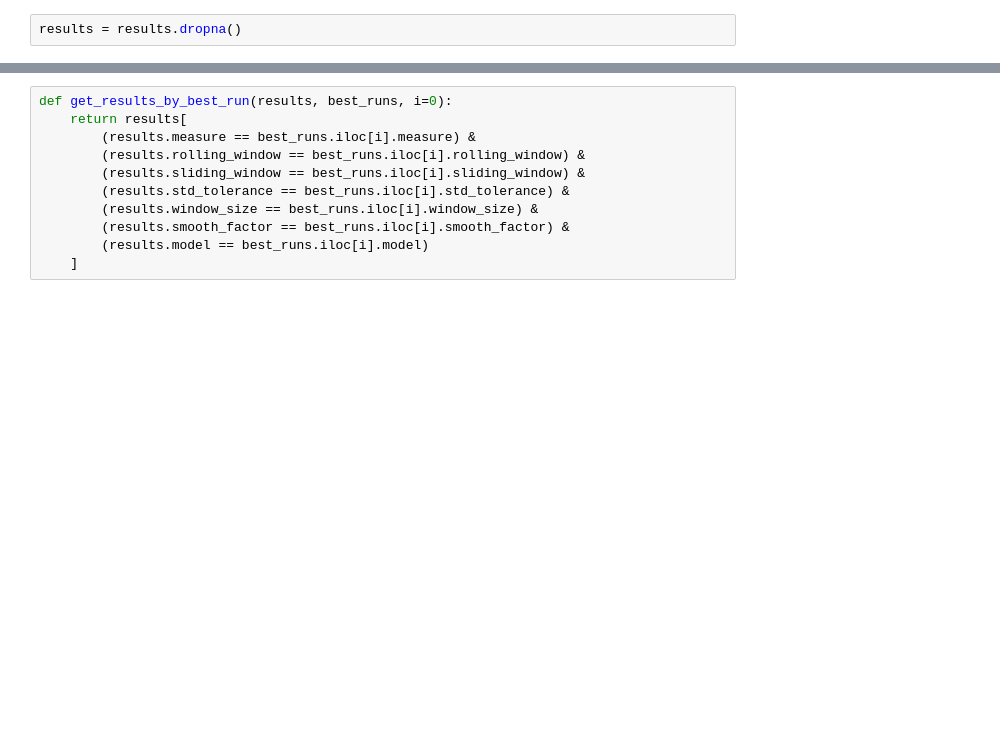
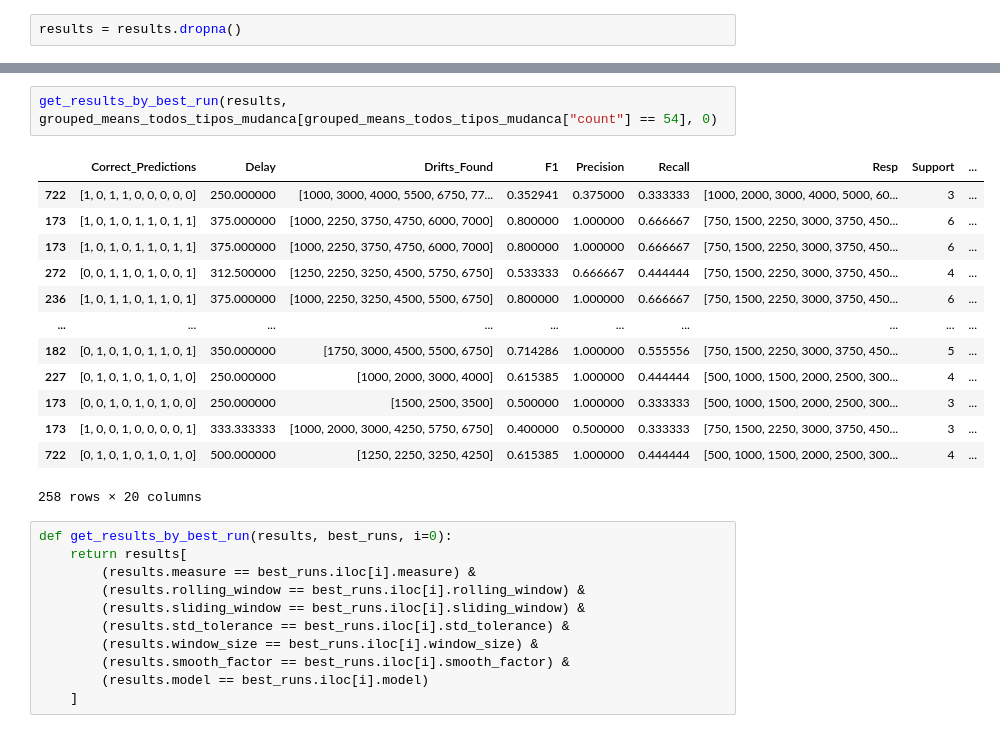
Before and after one commit to rafaelgasp/experimentos_mestrado, a Jupyter notebook: Analise_Resultados.ipynb, the cells around one changed output, grey strips where cells are left out. Cells and saved outputs as stored; diff of their text form; blank space fills up the shorter version.

```diff
--- a/Analise_Resultados.ipynb
+++ b/Analise_Resultados.ipynb
@@ -184,3 +207,19 @@ best_runs
+# %%
+get_results_by_best_run(results, grouped_means_todos_tipos_mudanca[grouped_means_todos_tipos_mudanca["count"] == 54], 0)
+# %% [output]
+|  | Correct_Predictions | Delay | Drifts_Found | F1 | Precision | Recall | Resp | Support | ... |
+| 722 | [1, 0, 1, 1, 0, 0, 0, 0, 0] | 250.000000 | [1000, 3000, 4000, 5500, 6750, 77... | 0.352941 | 0.375000 | 0.333333 | [1000, 2000, 3000, 4000, 5000, 60... | 3 | ... |
+| 173 | [1, 0, 1, 0, 1, 1, 0, 1, 1] | 375.000000 | [1000, 2250, 3750, 4750, 6000, 7000] | 0.800000 | 1.000000 | 0.666667 | [750, 1500, 2250, 3000, 3750, 450... | 6 | ... |
+| 173 | [1, 0, 1, 0, 1, 1, 0, 1, 1] | 375.000000 | [1000, 2250, 3750, 4750, 6000, 7000] | 0.800000 | 1.000000 | 0.666667 | [750, 1500, 2250, 3000, 3750, 450... | 6 | ... |
+| 272 | [0, 0, 1, 1, 0, 1, 0, 0, 1] | 312.500000 | [1250, 2250, 3250, 4500, 5750, 6750] | 0.533333 | 0.666667 | 0.444444 | [750, 1500, 2250, 3000, 3750, 450... | 4 | ... |
+| 236 | [1, 0, 1, 1, 0, 1, 1, 0, 1] | 375.000000 | [1000, 2250, 3250, 4500, 5500, 6750] | 0.800000 | 1.000000 | 0.666667 | [750, 1500, 2250, 3000, 3750, 450... | 6 | ... |
+| ... | ... | ... | ... | ... | ... | ... | ... | ... | ... |
+| 182 | [0, 1, 0, 1, 0, 1, 1, 0, 1] | 350.000000 | [1750, 3000, 4500, 5500, 6750] | 0.714286 | 1.000000 | 0.555556 | [750, 1500, 2250, 3000, 3750, 450... | 5 | ... |
+| 227 | [0, 1, 0, 1, 0, 1, 0, 1, 0] | 250.000000 | [1000, 2000, 3000, 4000] | 0.615385 | 1.000000 | 0.444444 | [500, 1000, 1500, 2000, 2500, 300... | 4 | ... |
+| 173 | [0, 0, 1, 0, 1, 0, 1, 0, 0] | 250.000000 | [1500, 2500, 3500] | 0.500000 | 1.000000 | 0.333333 | [500, 1000, 1500, 2000, 2500, 300... | 3 | ... |
+| 173 | [1, 0, 0, 1, 0, 0, 0, 0, 1] | 333.333333 | [1000, 2000, 3000, 4250, 5750, 6750] | 0.400000 | 0.500000 | 0.333333 | [750, 1500, 2250, 3000, 3750, 450... | 3 | ... |
+| 722 | [0, 1, 0, 1, 0, 1, 0, 1, 0] | 500.000000 | [1250, 2250, 3250, 4250] | 0.615385 | 1.000000 | 0.444444 | [500, 1000, 1500, 2000, 2500, 300... | 4 | ... |
+258 rows × 20 columns
 # %%
 def get_results_by_best_run(results, best_runs, i=0):
     return results[
```
Also changed, not shown: parts of 25 cells of this notebook, 2 other files.
